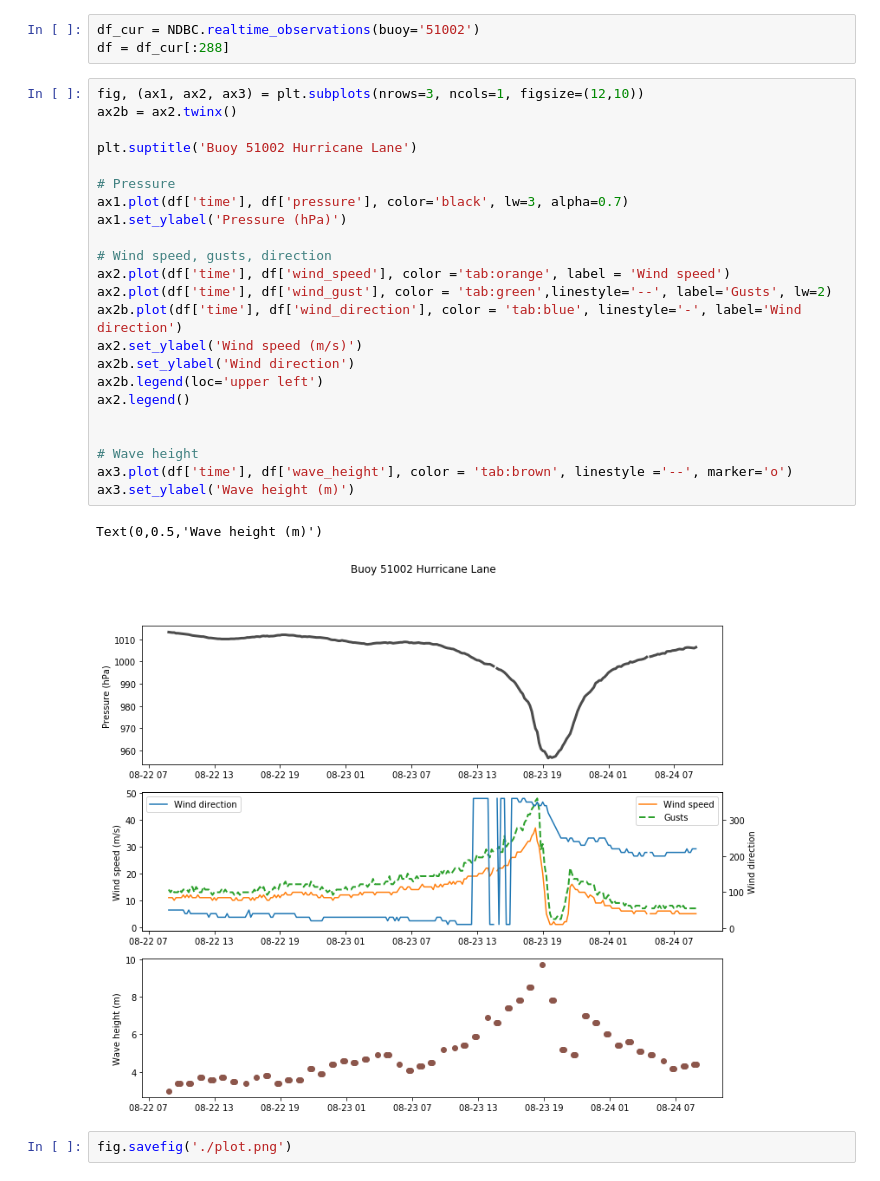
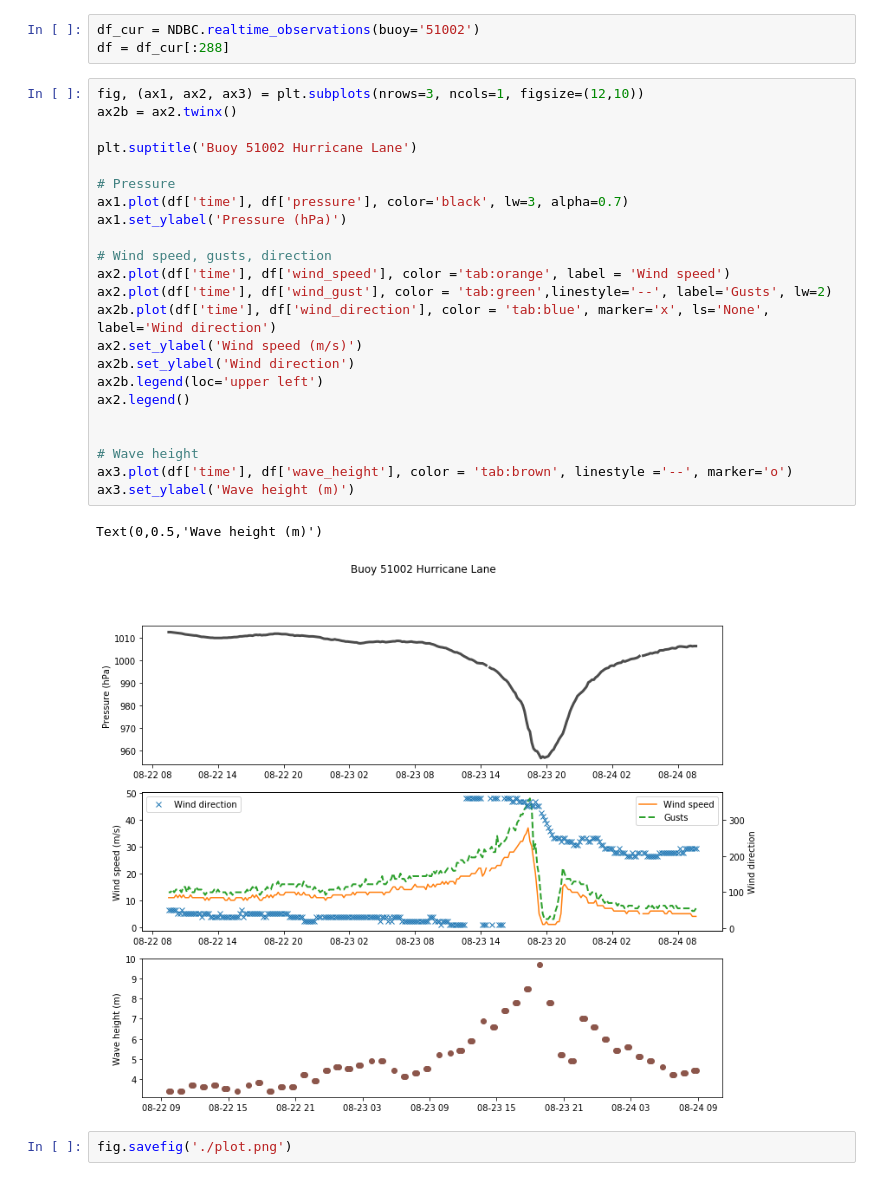
Before and after one commit to stefan-hofer/openweatherviz, a Jupyter notebook: Notebooks/Hurricane_Lane_082018.ipynb, the cells around one changed output. Cells and saved outputs as stored; diff of their text form.

Commit message:
Add other linestyle for wind dir

```diff
--- a/Notebooks/Hurricane_Lane_082018.ipynb
+++ b/Notebooks/Hurricane_Lane_082018.ipynb
@@ -25,29 +25,29 @@ df = df_cur[:288]
 # %%
 fig, (ax1, ax2, ax3) = plt.subplots(nrows=3, ncols=1, figsize=(12,10))
 ax2b = ax2.twinx()
 
 plt.suptitle('Buoy 51002 Hurricane Lane')
 
 # Pressure
 ax1.plot(df['time'], df['pressure'], color='black', lw=3, alpha=0.7)
 ax1.set_ylabel('Pressure (hPa)')
 
 # Wind speed, gusts, direction
 ax2.plot(df['time'], df['wind_speed'], color ='tab:orange', label = 'Wind speed')
 ax2.plot(df['time'], df['wind_gust'], color = 'tab:green',linestyle='--', label='Gusts', lw=2)
-ax2b.plot(df['time'], df['wind_direction'], color = 'tab:blue', linestyle='-', label='Wind direction')
+ax2b.plot(df['time'], df['wind_direction'], color = 'tab:blue', marker='x', ls='None', label='Wind direction')
 ax2.set_ylabel('Wind speed (m/s)')
 ax2b.set_ylabel('Wind direction')
 ax2b.legend(loc='upper left')
 ax2.legend()
 
 
 # Wave height
 ax3.plot(df['time'], df['wave_height'], color = 'tab:brown', linestyle ='--', marker='o')
 ax3.set_ylabel('Wave height (m)')
 # %% [output]
 Text(0,0.5,'Wave height (m)')
-[figure, old version]
+[figure, new version]
 # %%
 fig.savefig('./plot.png')
 # %%
```
